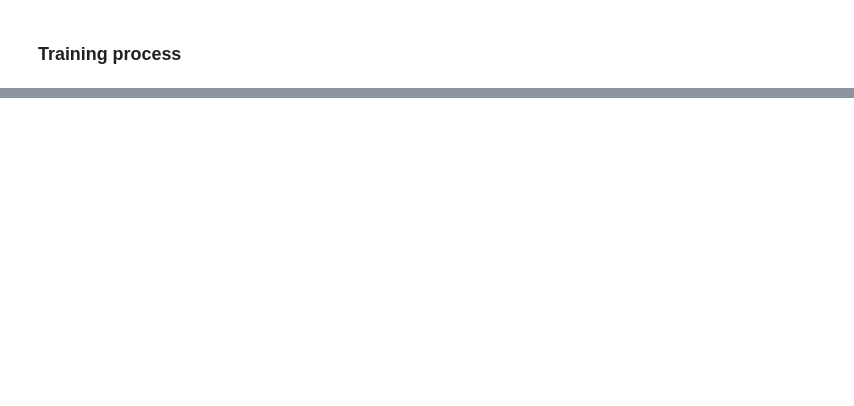
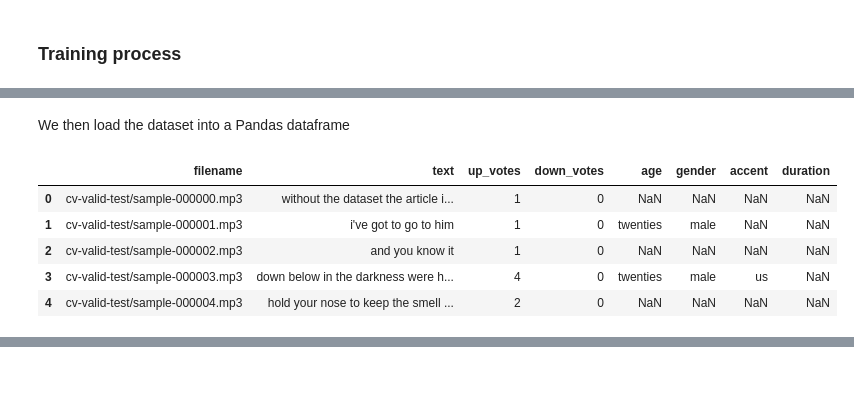
Before and after one commit to enlihhhhh/enlih-htx-technical-test, a Jupyter notebook: asr-train/cv-train-2a.ipynb, the cells around one changed output, grey strips where cells are left out. Saved outputs shown, nothing was run; the diff lists cells and outputs as text; code cells hidden in the pictures; blank space fills up the shorter version.

```diff
--- a/asr-train/cv-train-2a.ipynb
+++ b/asr-train/cv-train-2a.ipynb
@@ -555,0 +924,14 @@ trainer.state.log_history
+# %% [markdown]
+We then load the dataset into a Pandas dataframe
+# %%
+# Read in the test dataset
+dev_common_voice = pd.read_csv("data/cv-valid-dev.csv")
+eval_common_voice = pd.read_csv("data/cv-valid-test.csv")
+eval_common_voice.head()
+# %% [output]
+|  | filename | text | up_votes | down_votes | age | gender | accent | duration |
+| 0 | cv-valid-test/sample-000000.mp3 | without the dataset the article i... | 1 | 0 | NaN | NaN | NaN | NaN |
+| 1 | cv-valid-test/sample-000001.mp3 | i've got to go to him | 1 | 0 | twenties | male | NaN | NaN |
+| 2 | cv-valid-test/sample-000002.mp3 | and you know it | 1 | 0 | NaN | NaN | NaN | NaN |
+| 3 | cv-valid-test/sample-000003.mp3 | down below in the darkness were h... | 4 | 0 | twenties | male | us | NaN |
+| 4 | cv-valid-test/sample-000004.mp3 | hold your nose to keep the smell ... | 2 | 0 | NaN | NaN | NaN | NaN |
```
Also changed, not shown: parts of 95 cells of this notebook, 10 other files.
